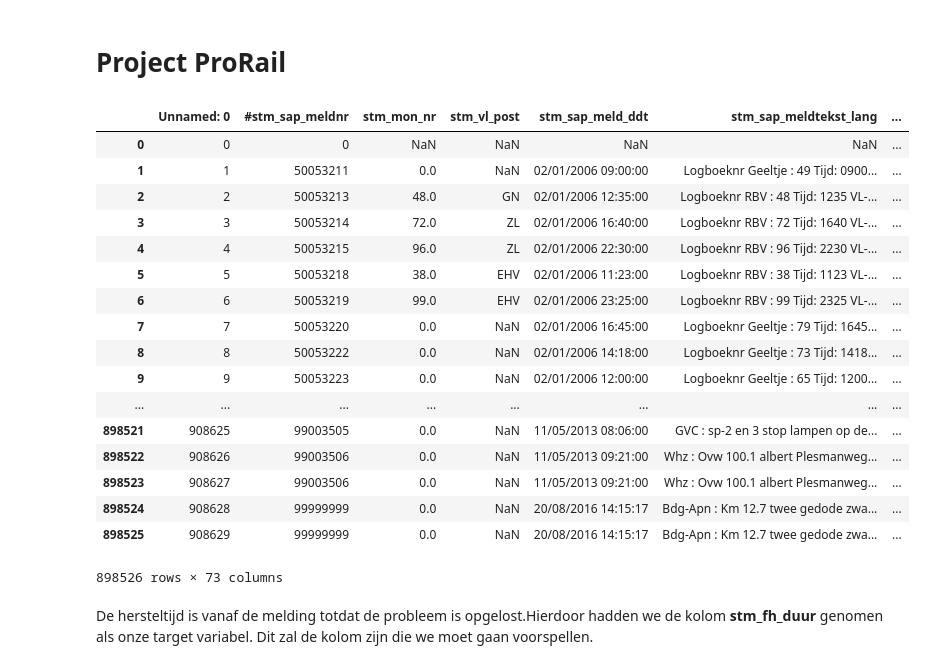
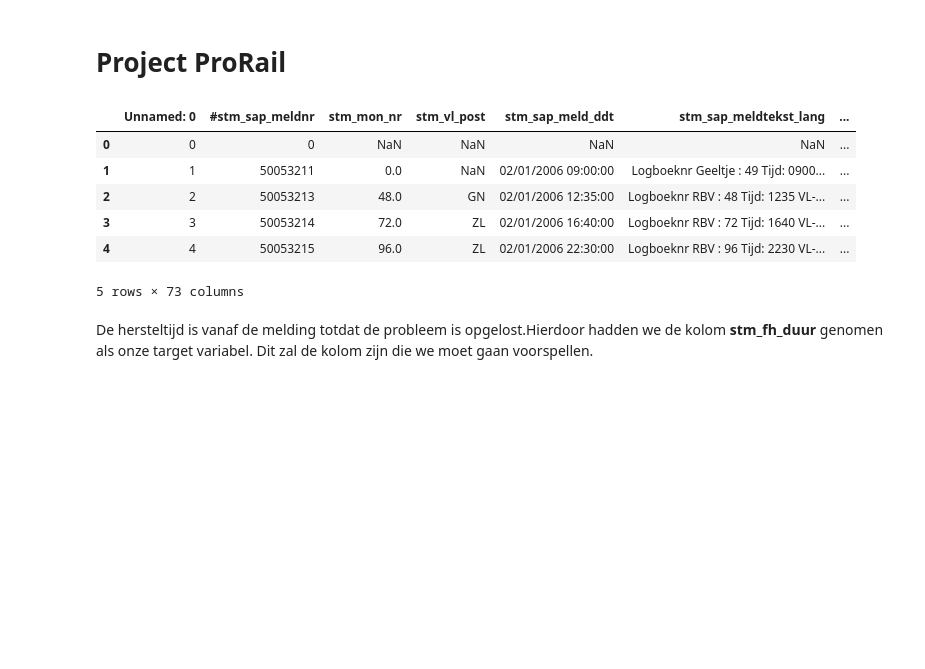
Before and after one commit to AmaryllisLee/DDB_Prorail, a Jupyter notebook: project_ProRail.ipynb, the cells around one changed output. Saved outputs shown, nothing was run; the diff lists cells and outputs as text; code cells hidden in the pictures; blank space fills up the shorter version.

```diff
--- a/project_ProRail.ipynb
+++ b/project_ProRail.ipynb
@@ -29,26 +29,15 @@ df = df.drop(['stm_sap_mon_meld_ddt', 'stm_mon_begin_ddt', 'stm_mon_toelichting_
          'stm_x_bron_arch_dt', 'stm_x_actueel_ind', 'stm_x_run_id', 'stm_x_bk', 'stm_x_start_sessie_dt',
          'stm_x_vervallen_ind'], axis='columns')
 # %%
-df
+df.head()
 # %% [output]
 |  | Unnamed: 0 | #stm_sap_meldnr | stm_mon_nr | stm_vl_post | stm_sap_meld_ddt | stm_sap_meldtekst_lang | ... |
 | 0 | 0 | 0 | NaN | NaN | NaN | NaN | ... |
 | 1 | 1 | 50053211 | 0.0 | NaN | 02/01/2006 09:00:00 | Logboeknr Geeltje : 49 Tijd: 0900... | ... |
 | 2 | 2 | 50053213 | 48.0 | GN | 02/01/2006 12:35:00 | Logboeknr RBV : 48 Tijd: 1235 VL-... | ... |
 | 3 | 3 | 50053214 | 72.0 | ZL | 02/01/2006 16:40:00 | Logboeknr RBV : 72 Tijd: 1640 VL-... | ... |
 | 4 | 4 | 50053215 | 96.0 | ZL | 02/01/2006 22:30:00 | Logboeknr RBV : 96 Tijd: 2230 VL-... | ... |
-| 5 | 5 | 50053218 | 38.0 | EHV | 02/01/2006 11:23:00 | Logboeknr RBV : 38 Tijd: 1123 VL-... | ... |
-| 6 | 6 | 50053219 | 99.0 | EHV | 02/01/2006 23:25:00 | Logboeknr RBV : 99 Tijd: 2325 VL-... | ... |
-| 7 | 7 | 50053220 | 0.0 | NaN | 02/01/2006 16:45:00 | Logboeknr Geeltje : 79 Tijd: 1645... | ... |
-| 8 | 8 | 50053222 | 0.0 | NaN | 02/01/2006 14:18:00 | Logboeknr Geeltje : 73 Tijd: 1418... | ... |
-| 9 | 9 | 50053223 | 0.0 | NaN | 02/01/2006 12:00:00 | Logboeknr Geeltje : 65 Tijd: 1200... | ... |
-| ... | ... | ... | ... | ... | ... | ... | ... |
-| 898521 | 908625 | 99003505 | 0.0 | NaN | 11/05/2013 08:06:00 | GVC : sp-2 en 3 stop lampen op de... | ... |
-| 898522 | 908626 | 99003506 | 0.0 | NaN | 11/05/2013 09:21:00 | Whz : Ovw 100.1 albert Plesmanweg... | ... |
-| 898523 | 908627 | 99003506 | 0.0 | NaN | 11/05/2013 09:21:00 | Whz : Ovw 100.1 albert Plesmanweg... | ... |
-| 898524 | 908628 | 99999999 | 0.0 | NaN | 20/08/2016 14:15:17 | Bdg-Apn : Km 12.7 twee gedode zwa... | ... |
-| 898525 | 908629 | 99999999 | 0.0 | NaN | 20/08/2016 14:15:17 | Bdg-Apn : Km 12.7 twee gedode zwa... | ... |
-898526 rows × 73 columns
+5 rows × 73 columns
 # %% [markdown]
 De hersteltijd is vanaf de melding totdat de probleem is opgelost.Hierdoor hadden we de kolom **stm_fh_duur** genomen als onze target variabel. Dit zal de kolom zijn die we moet gaan voorspellen.
 # %%
```
Also changed, not shown: parts of 4 cells of this notebook, 1 other file.
